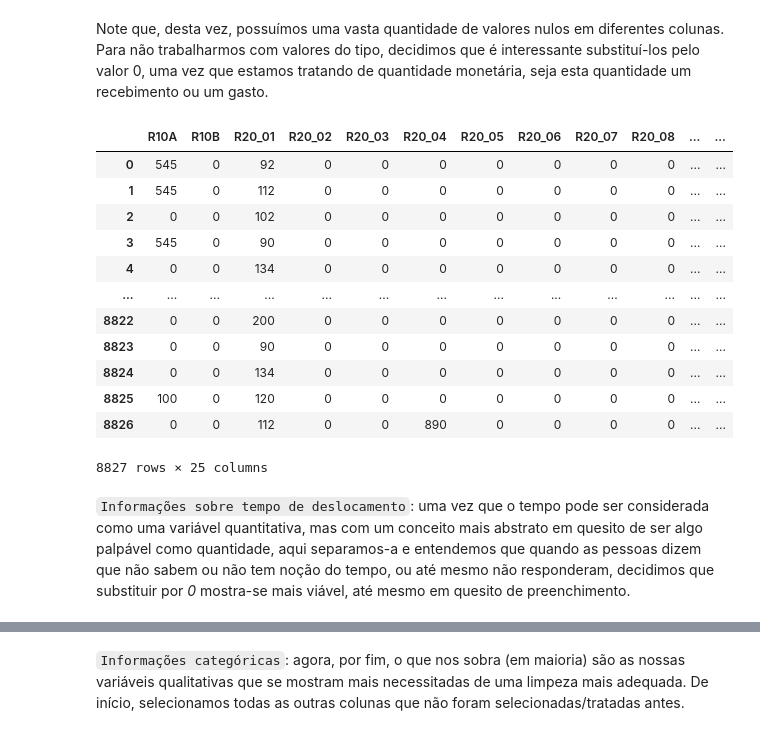
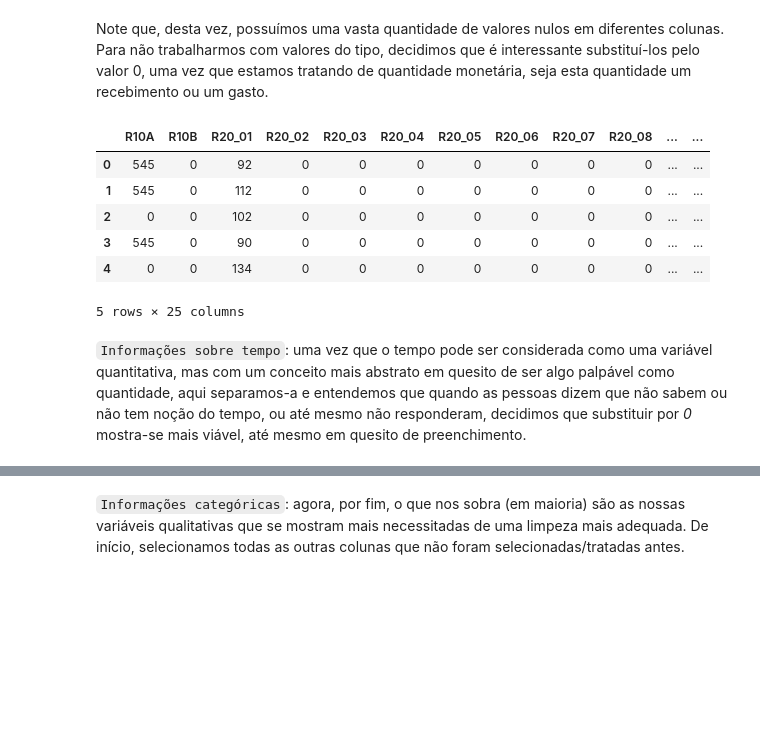
Before and after one commit to insper-classroom/23-1a-cd-p2-anderson_samuel_vinicius, a Jupyter notebook: Relatório.ipynb, the cells around one changed output, grey strips where cells are left out. Saved outputs shown, nothing was run; the diff lists cells and outputs as text; code cells hidden in the pictures; blank space fills up the shorter version.

```diff
--- a/Relatório.ipynb
+++ b/Relatório.ipynb
@@ -158,9 +151,12 @@ info_demografico
 # %% [markdown]
 `Informações monetárias`: notamos que existem algumas variáveis que tratam sobre o recebimento e gasto de dinheiro de cada indivíduo, o que entendemos que é bastante relevante haja vista que essa abordagem permite uma compreensão mais precisa e detalhada dos hábitos financeiros das pessoas, além de identificar possíveis desequilíbrios entre renda e despesas.
 # %%
-info_money = responsaveis_df.loc[:, ['R10A', 'R10B', 'R20_01', 'R20_02', 'R20_03', 'R20_04', 'R20_05', 'R20_06', 'R20_07', 'R20_08', 'R20_09', 'R20_10', 'R20_11', 'R20_12', 'R20_13', 'R20_14', 'R20_15', 'R20_16', 'R20_17', 'R20_18', 'R20_98', 'R22', 'R25', 'R39', 'R82']]
+col_money = ['R10A', 'R10B', 'R20_01', 'R20_02', 'R20_03', 'R20_04', 'R20_05', 'R20_06', 'R20_07', 'R20_08', 'R20_09',
+             'R20_10', 'R20_11', 'R20_12', 'R20_13', 'R20_14', 'R20_15', 'R20_16', 'R20_17','R20_18', 'R20_98', 'R22', 'R25',
+             'R39', 'R82']
+info_money = responsaveis_df.loc[:, col_money]
 info_money = info_money.astype(str)
-info_money
+info_money.head(5)
 # %% [output]
 |  | R10A | R10B | R20_01 | R20_02 | R20_03 | R20_04 | R20_05 | R20_06 | R20_07 | R20_08 | ... | ... |
 | 0 | 545 | 9999,97 | 92 |  |  |  |  |  |  |  | ... | ... |
@@ -179,23 +169,17 @@ info_money
 Note que, desta vez, possuímos uma vasta quantidade de valores nulos em diferentes colunas. Para não trabalharmos com valores do tipo, decidimos que é interessante substituí-los pelo valor 0, uma vez que estamos tratando de quantidade monetária, seja esta quantidade um recebimento ou um gasto.
 # %%
 for column in list(info_money):
-    info_money.loc[[(not x.isnumeric()) for x in info_money[column]], column] = 0
+    info_money.loc[[(not x.isnumeric()) for x in info_money[column]], column] = '0'
 
-info_money
+info_money.head(5)
 # %% [output]
 |  | R10A | R10B | R20_01 | R20_02 | R20_03 | R20_04 | R20_05 | R20_06 | R20_07 | R20_08 | ... | ... |
 | 0 | 545 | 0 | 92 | 0 | 0 | 0 | 0 | 0 | 0 | 0 | ... | ... |
 | 1 | 545 | 0 | 112 | 0 | 0 | 0 | 0 | 0 | 0 | 0 | ... | ... |
 | 2 | 0 | 0 | 102 | 0 | 0 | 0 | 0 | 0 | 0 | 0 | ... | ... |
 | 3 | 545 | 0 | 90 | 0 | 0 | 0 | 0 | 0 | 0 | 0 | ... | ... |
 | 4 | 0 | 0 | 134 | 0 | 0 | 0 | 0 | 0 | 0 | 0 | ... | ... |
-| ... | ... | ... | ... | ... | ... | ... | ... | ... | ... | ... | ... | ... |
-| 8822 | 0 | 0 | 200 | 0 | 0 | 0 | 0 | 0 | 0 | 0 | ... | ... |
-| 8823 | 0 | 0 | 90 | 0 | 0 | 0 | 0 | 0 | 0 | 0 | ... | ... |
-| 8824 | 0 | 0 | 134 | 0 | 0 | 0 | 0 | 0 | 0 | 0 | ... | ... |
-| 8825 | 100 | 0 | 120 | 0 | 0 | 0 | 0 | 0 | 0 | 0 | ... | ... |
-| 8826 | 0 | 0 | 112 | 0 | 0 | 890 | 0 | 0 | 0 | 0 | ... | ... |
-8827 rows × 25 columns
+5 rows × 25 columns
 # %% [markdown]
-`Informações sobre tempo de deslocamento`: uma vez que o tempo pode ser considerada como uma variável quantitativa, mas com um conceito mais abstrato em quesito de ser algo palpável como quantidade, aqui separamos-a e entendemos que quando as pessoas dizem que não sabem ou não tem noção do tempo, ou até mesmo não responderam, decidimos que substituir por _0_ mostra-se mais viável, até mesmo em quesito de preenchimento.
+`Informações sobre tempo`: uma vez que o tempo pode ser considerada como uma variável quantitativa, mas com um conceito mais abstrato em quesito de ser algo palpável como quantidade, aqui separamos-a e entendemos que quando as pessoas dizem que não sabem ou não tem noção do tempo, ou até mesmo não responderam, decidimos que substituir por _0_ mostra-se mais viável, até mesmo em quesito de preenchimento.
 # %%
```
Also changed, not shown: parts of 201 cells of this notebook.
